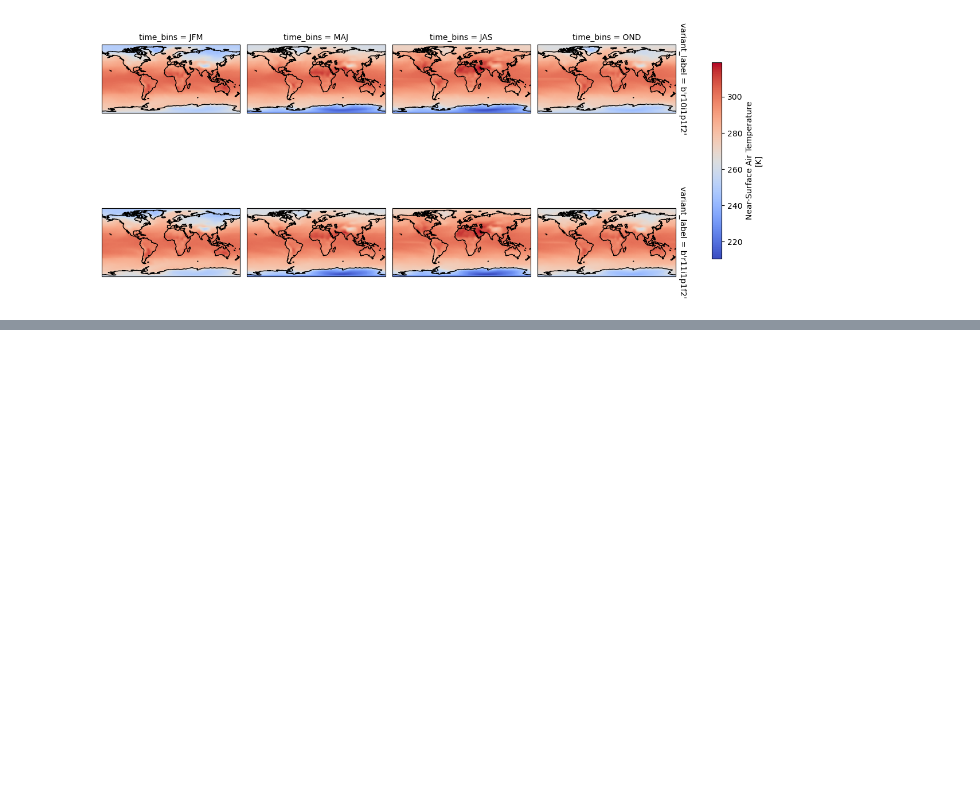
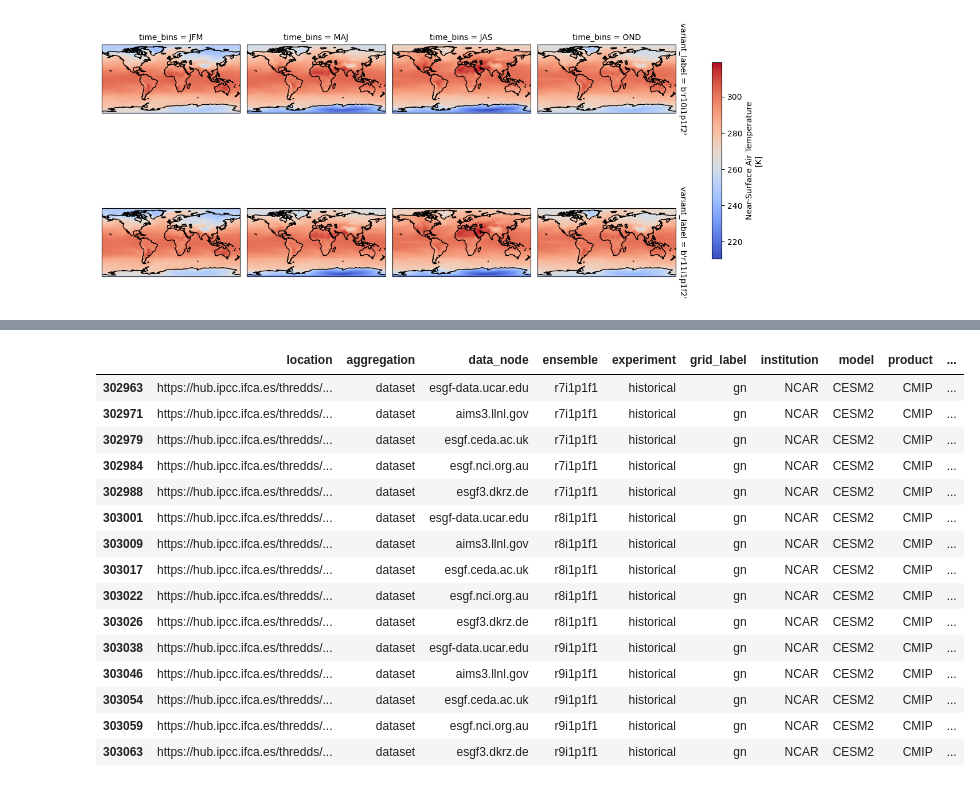
Before and after one commit to zequihg50/esgf-virtual-aggregation, a Jupyter notebook: demo.ipynb, the cells around one changed output, grey strips where cells are left out. Drawn from its saved outputs; the diff is of its cells as text; code cells hidden in the pictures; blank space fills up the shorter version.

```diff
--- a/demo.ipynb
+++ b/demo.ipynb
@@ -212,0 +231,20 @@ for ax in plot.axs.flatten():
+# %%
+subset = df.query("aggregation == 'dataset' & product == 'CMIP' & model == 'CESM2' & experiment == 'historical' & table == 'Amon' & variable == 'tas' & version == 'v20190311'")
+subset
+# %% [output]
+|  | location | aggregation | data_node | ensemble | experiment | grid_label | institution | model | product | ... |
+| 302963 | https://hub.ipcc.ifca.es/thredds/... | dataset | esgf-data.ucar.edu | r7i1p1f1 | historical | gn | NCAR | CESM2 | CMIP | ... |
+| 302971 | https://hub.ipcc.ifca.es/thredds/... | dataset | aims3.llnl.gov | r7i1p1f1 | historical | gn | NCAR | CESM2 | CMIP | ... |
+| 302979 | https://hub.ipcc.ifca.es/thredds/... | dataset | esgf.ceda.ac.uk | r7i1p1f1 | historical | gn | NCAR | CESM2 | CMIP | ... |
+| 302984 | https://hub.ipcc.ifca.es/thredds/... | dataset | esgf.nci.org.au | r7i1p1f1 | historical | gn | NCAR | CESM2 | CMIP | ... |
+| 302988 | https://hub.ipcc.ifca.es/thredds/... | dataset | esgf3.dkrz.de | r7i1p1f1 | historical | gn | NCAR | CESM2 | CMIP | ... |
+| 303001 | https://hub.ipcc.ifca.es/thredds/... | dataset | esgf-data.ucar.edu | r8i1p1f1 | historical | gn | NCAR | CESM2 | CMIP | ... |
+| 303009 | https://hub.ipcc.ifca.es/thredds/... | dataset | aims3.llnl.gov | r8i1p1f1 | historical | gn | NCAR | CESM2 | CMIP | ... |
+| 303017 | https://hub.ipcc.ifca.es/thredds/... | dataset | esgf.ceda.ac.uk | r8i1p1f1 | historical | gn | NCAR | CESM2 | CMIP | ... |
+| 303022 | https://hub.ipcc.ifca.es/thredds/... | dataset | esgf.nci.org.au | r8i1p1f1 | historical | gn | NCAR | CESM2 | CMIP | ... |
+| 303026 | https://hub.ipcc.ifca.es/thredds/... | dataset | esgf3.dkrz.de | r8i1p1f1 | historical | gn | NCAR | CESM2 | CMIP | ... |
+| 303038 | https://hub.ipcc.ifca.es/thredds/... | dataset | esgf-data.ucar.edu | r9i1p1f1 | historical | gn | NCAR | CESM2 | CMIP | ... |
+| 303046 | https://hub.ipcc.ifca.es/thredds/... | dataset | aims3.llnl.gov | r9i1p1f1 | historical | gn | NCAR | CESM2 | CMIP | ... |
+| 303054 | https://hub.ipcc.ifca.es/thredds/... | dataset | esgf.ceda.ac.uk | r9i1p1f1 | historical | gn | NCAR | CESM2 | CMIP | ... |
+| 303059 | https://hub.ipcc.ifca.es/thredds/... | dataset | esgf.nci.org.au | r9i1p1f1 | historical | gn | NCAR | CESM2 | CMIP | ... |
+| 303063 | https://hub.ipcc.ifca.es/thredds/... | dataset | esgf3.dkrz.de | r9i1p1f1 | historical | gn | NCAR | CESM2 | CMIP | ... |
```
Also changed, not shown: parts of 20 cells of this notebook, 3 other files.
